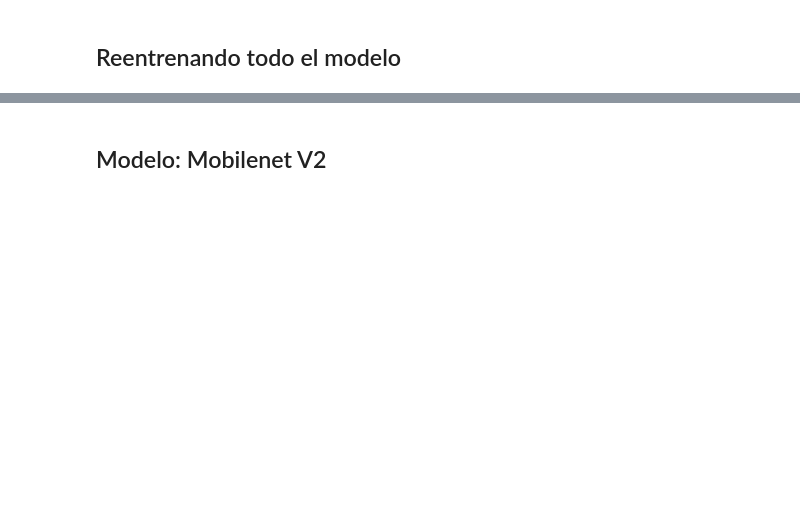
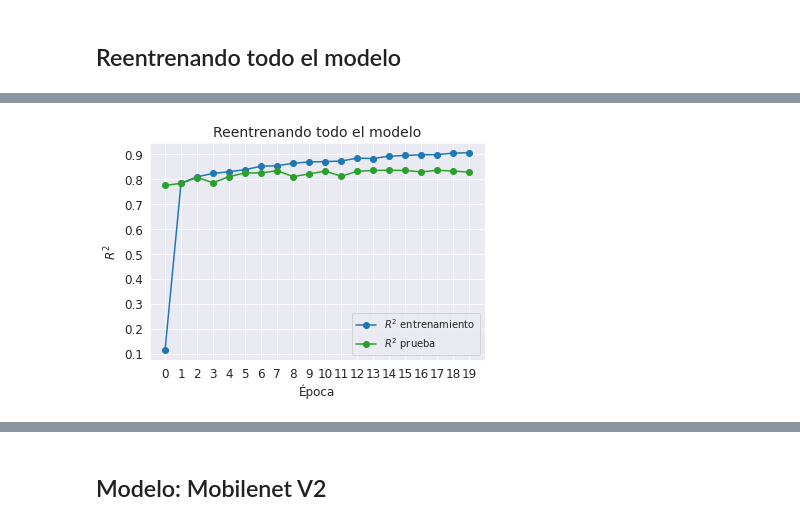
Before and after one commit to jodejetalo99/Introduccion-al-Aprendizaje-Profundo, a Jupyter notebook: IAP_T3_E1_JJTL_Entregable.ipynb, the cells around one changed output, grey strips where cells are left out. Cells and saved outputs as stored; diff of their text form; code cells hidden in the pictures; blank space fills up the shorter version.

```diff
--- a/IAP_T3_E1_JJTL_Entregable.ipynb
+++ b/IAP_T3_E1_JJTL_Entregable.ipynb
@@ -564,0 +721,4 @@ losses, R2_F = train(model, trn_dl, tst_dl, epochs=1, ultima_capa=False)
+# %%
+r2Plot(r2_hist2,'Reentrenando todo el modelo')
+# %% [output]
+[figure, added]
```
Also changed, not shown: parts of 63 cells of this notebook.
